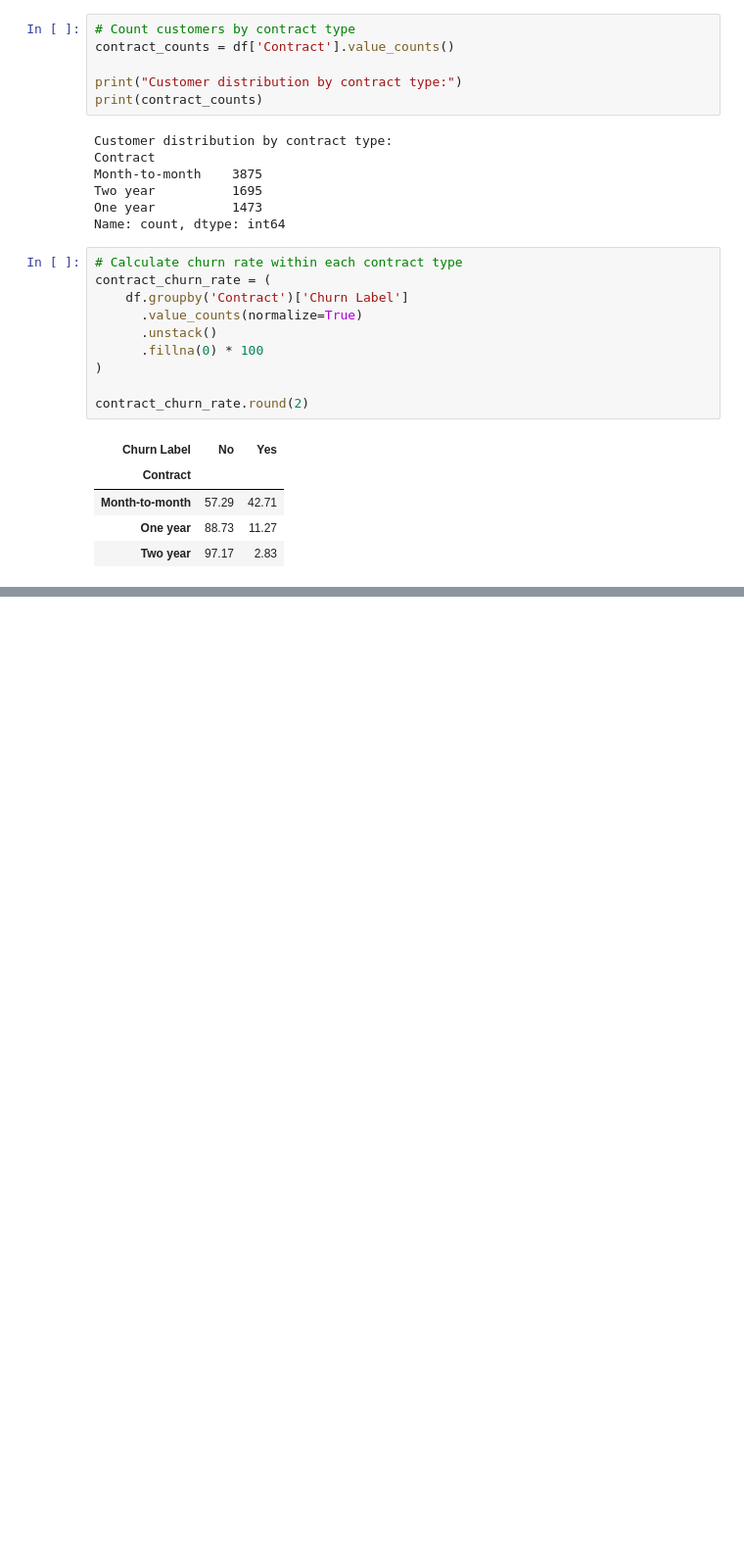
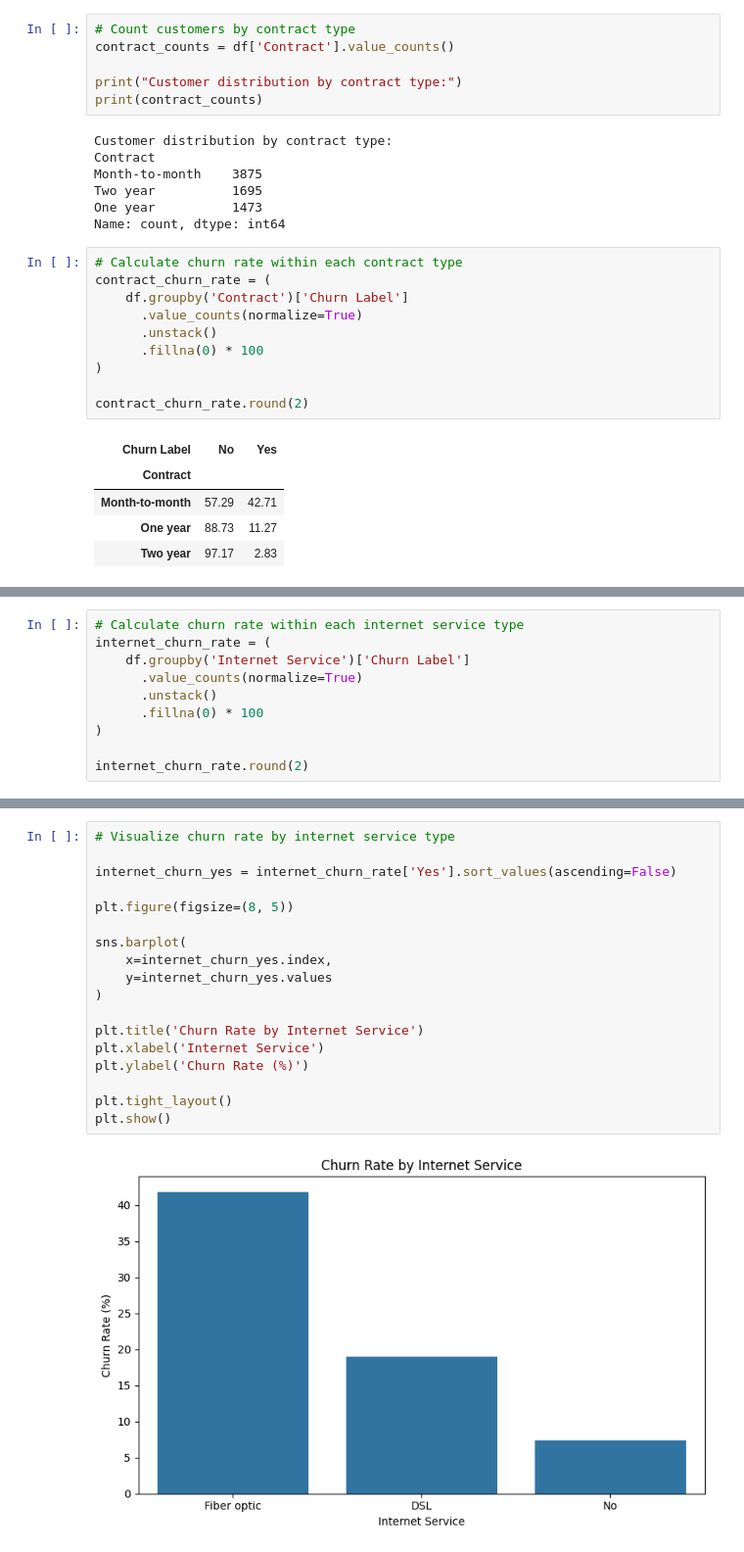
Before and after one commit to AchalaSharma/churn-prediction-project, a Jupyter notebook: notebooks/01_Data_Understanding_and_Initial_EDA.ipynb, the cells around one changed output, grey strips where cells are left out. Shown at 98% size. Drawn from its saved outputs; the diff is of its cells as text; blank space fills up the shorter version.

```diff
--- a/notebooks/01_Data_Understanding_and_Initial_EDA.ipynb
+++ b/notebooks/01_Data_Understanding_and_Initial_EDA.ipynb
@@ -429,0 +471,10 @@ contract_churn_rate.round(2)
+# %%
+# Calculate churn rate within each internet service type
+internet_churn_rate = (
+    df.groupby('Internet Service')['Churn Label']
+      .value_counts(normalize=True)
+      .unstack()
+      .fillna(0) * 100
+)
+
+internet_churn_rate.round(2)
@@ -429,0 +487,20 @@ contract_churn_rate.round(2)
+# %%
+# Visualize churn rate by internet service type
+
+internet_churn_yes = internet_churn_rate['Yes'].sort_values(ascending=False)
+
+plt.figure(figsize=(8, 5))
+
+sns.barplot(
+    x=internet_churn_yes.index,
+    y=internet_churn_yes.values
+)
+
+plt.title('Churn Rate by Internet Service')
+plt.xlabel('Internet Service')
+plt.ylabel('Churn Rate (%)')
+
+plt.tight_layout()
+plt.show()
+# %% [output]
+[figure, added]
```
Also changed, not shown: parts of 35 cells of this notebook.
